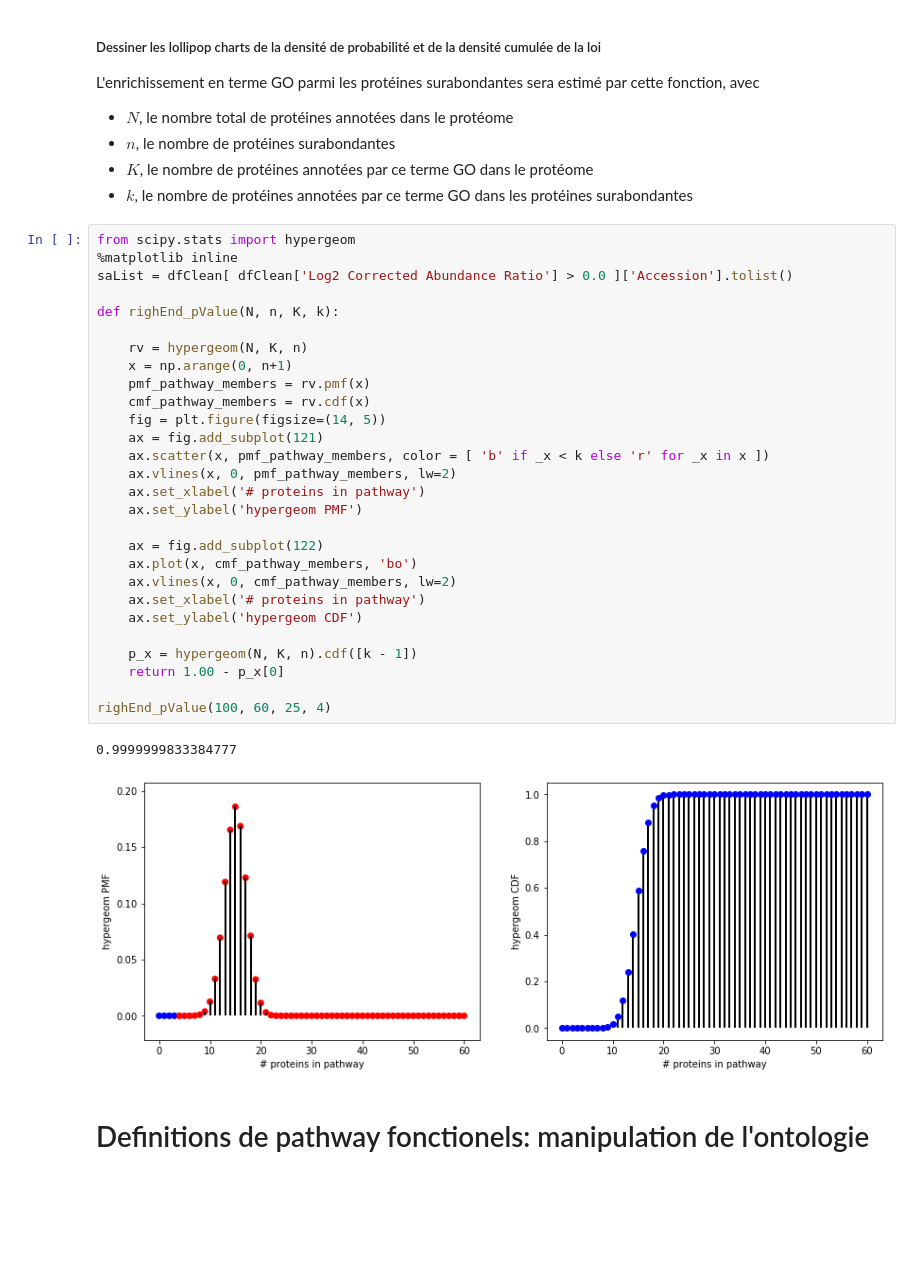
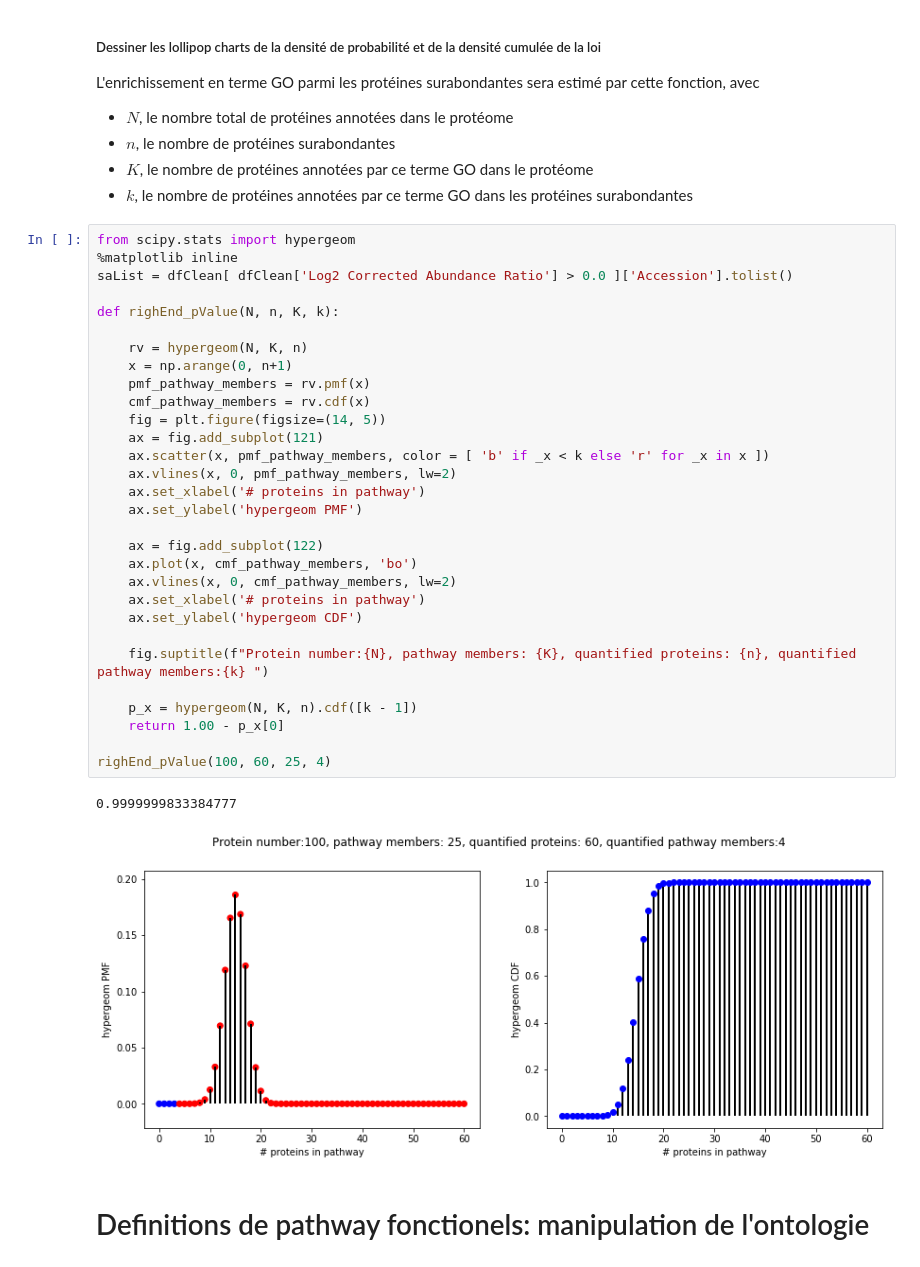
Before and after one commit to glaunay/VDB_jupyter, a Jupyter notebook: solutions/TP2_solutions.ipynb, the cells around one changed output. Cells and saved outputs as stored; diff of their text form; blank space fills up the shorter version.

```diff
--- a/solutions/TP2_solutions.ipynb
+++ b/solutions/TP2_solutions.ipynb
@@ -224,34 +224,36 @@ L'enrichissement en terme GO parmi les protéines surabondantes sera estimé par
 # %%
 from scipy.stats import hypergeom
 %matplotlib inline
 saList = dfClean[ dfClean['Log2 Corrected Abundance Ratio'] > 0.0 ]['Accession'].tolist()
 
 def righEnd_pValue(N, n, K, k):
 
     rv = hypergeom(N, K, n)
     x = np.arange(0, n+1)
     pmf_pathway_members = rv.pmf(x)
     cmf_pathway_members = rv.cdf(x)
     fig = plt.figure(figsize=(14, 5))
     ax = fig.add_subplot(121)
     ax.scatter(x, pmf_pathway_members, color = [ 'b' if _x < k else 'r' for _x in x ])
     ax.vlines(x, 0, pmf_pathway_members, lw=2)
     ax.set_xlabel('# proteins in pathway')
     ax.set_ylabel('hypergeom PMF')
 
     ax = fig.add_subplot(122)
     ax.plot(x, cmf_pathway_members, 'bo')
     ax.vlines(x, 0, cmf_pathway_members, lw=2)
     ax.set_xlabel('# proteins in pathway')
     ax.set_ylabel('hypergeom CDF')
 
+    fig.suptitle(f"Protein number:{N}, pathway members: {K}, quantified proteins: {n}, quantified pathway members:{k} ")
+
     p_x = hypergeom(N, K, n).cdf([k - 1])
     return 1.00 - p_x[0]
 
 righEnd_pValue(100, 60, 25, 4)
 # %% [output]
 0.9999999833384777
-[figure, old version]
+[figure, new version]
 # %% [markdown]
 # Definitions de pathway fonctionels: manipulation de l'ontologie
 # %% [markdown]
```
Also changed, not shown: 2 other files.
